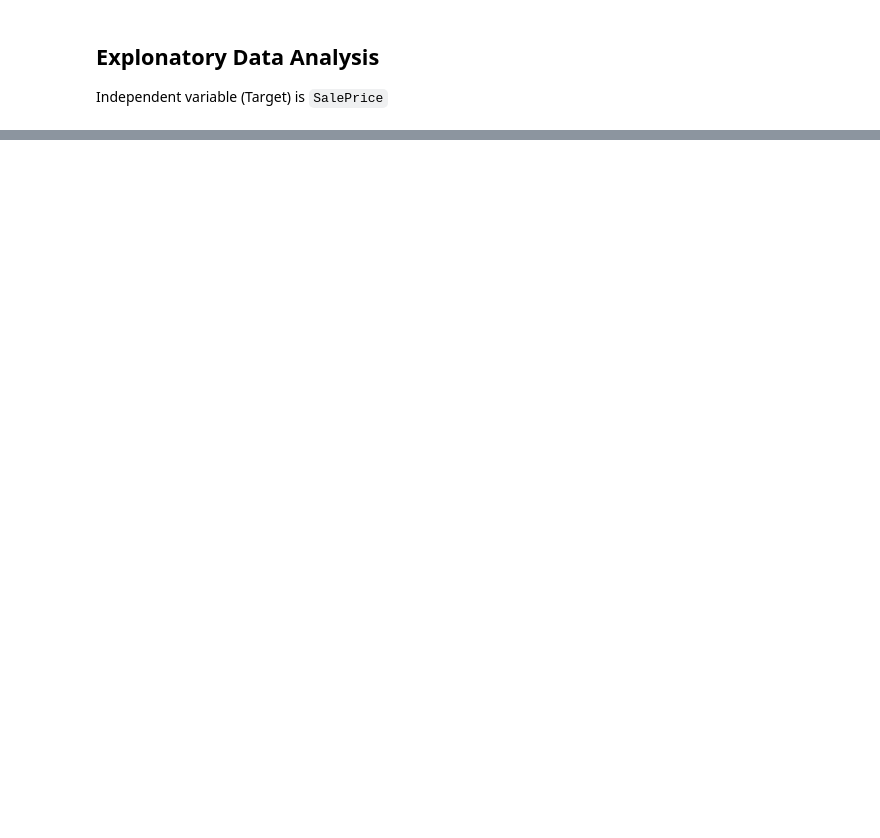
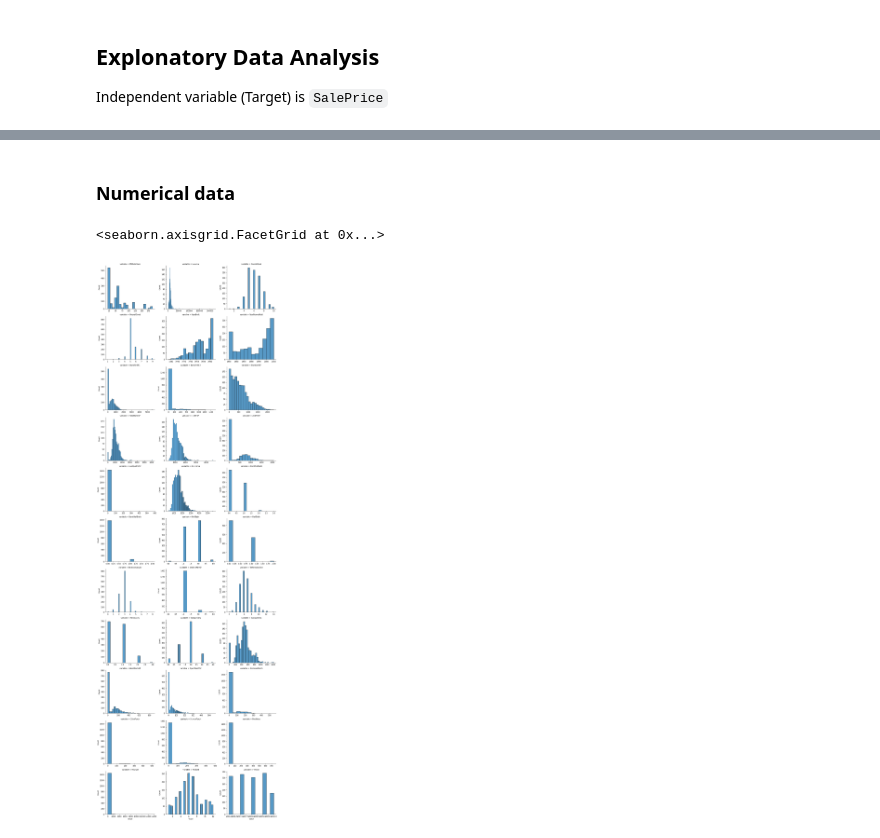
Before and after one commit to yd124/STA663FinalProject, a Jupyter notebook: EDA.ipynb, the cells around one changed output, grey strips where cells are left out. Saved outputs shown, nothing was run; the diff lists cells and outputs as text; code cells hidden in the pictures; blank space fills up the shorter version.

```diff
--- a/EDA.ipynb
+++ b/EDA.ipynb
@@ -19,0 +48,9 @@ plt.show()
+# %% [markdown]
+### Numerical data
+# %%
+f = pd.melt(df_train[numerical_features])
+fg = sns.FacetGrid(f, col='variable',  col_wrap=3,sharex=False, sharey=False,height=4, aspect=1.2)
+fg.map(sns.histplot, "value")
+# %% [output]
+<seaborn.axisgrid.FacetGrid at 0x...>
+[figure, added]
```
Also changed, not shown: parts of 12 cells of this notebook.
